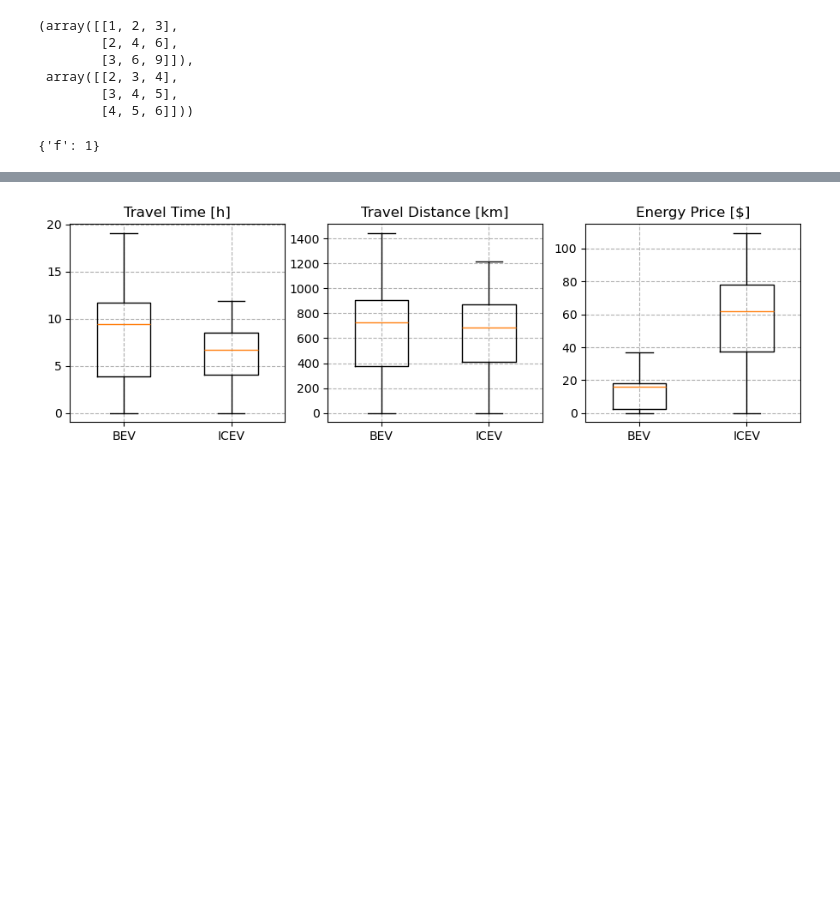
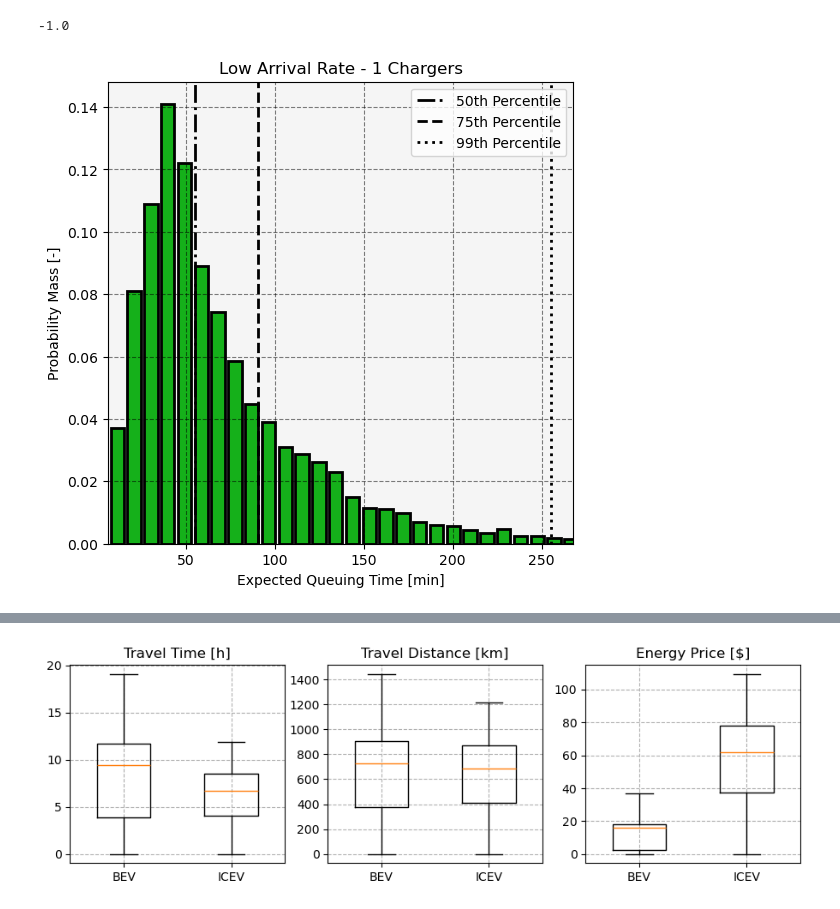
Before and after one commit to airabino/charger_network_analysis, a Jupyter notebook: Stochastic_Dijkstra.ipynb, the cells around one changed output, grey strips where cells are left out. Drawn from its saved outputs; the diff is of its cells as text; code cells hidden in the pictures; blank space fills up the shorter version.

```diff
--- a/Stochastic_Dijkstra.ipynb
+++ b/Stochastic_Dijkstra.ipynb
@@ -16,23 +16,8 @@ import networkx as nx
 
 import src
 from src.reload import deep_reload
-# %%
-a = np.array([[1, 2, 3]])
-b = a.copy()
-
-a.T @ b, a.T + b
-# %% [output]
-(array([[1, 2, 3],
-        [2, 4, 6],
-        [3, 6, 9]]),
- array([[2, 3, 4],
-        [3, 4, 5],
-        [4, 5, 6]]))
-# %%
-f = lambda x: x.update({'f': 1})
-
-a = {'f': 4}
-f(a)
-a
-# %% [output]
-{'f': 1}
+# %%
+a = np.array([[1, 1, 1], [1, 1, 0], [1, 0, 1]])
+np.linalg.det(a)
+# %% [output]
+-1.0
@@ -39,3 +46,57 @@ a
+# %%
+deep_reload(src)
+from scipy.stats import norm, uniform, rv_histogram
+
+
+shape = (100000, )
+seed = 14285963
+
+axes_kwargs = {
+    'facecolor': 'whitesmoke',
+    'xlabel': 'Expected Queuing Time [min]',
+    'ylabel': 'Probability Mass [-]',
+}
+
+grid_kwargs = {
+    'ls': 'dashed',
+    'color': 'k',
+    'alpha': .5,
+}
+
+legend_kwargs = {
+    'loc': 1,
+}
+
+bar_kwargs = {
+    'color': 'xkcd:green',
+    'ec': 'k',
+    'lw': 2,
+}
+
+fig, ax = plt.subplots(
+    1, 1, figsize = (6, 6), squeeze = False, gridspec_kw = {'hspace': .35}
+)
+
+arrival_dist = uniform(loc = 600, scale = 3600)
+
+service_dist = norm(loc = 60 * 3.6e6 / 80e3, scale = 15 * 3.6e6 / 80e3)
+
+n_servicers = 1
+
+qtd = src.rng.Queuing_Time_Distribution(
+    arrival_dist, service_dist, n_servicers, seed = seed
+)
+
+qte = qtd(size = shape)
+
+plot_histogram(qte / 60, ax[0, 0], **bar_kwargs)
+ax[0, 0].set_title('Low Arrival Rate - 1 Chargers')
+
+_ = [ax.set(**axes_kwargs) for ax in ax for ax in ax]
+_ = [ax.grid(**grid_kwargs) for ax in ax for ax in ax]
+_ = [ax.legend(**legend_kwargs) for ax in ax for ax in ax]
+# %% [output]
+[figure, added]
 # %%
 # Generating random graph
 deep_reload(src)
```
Also changed, not shown: parts of 23 cells of this notebook, 10 other files.
